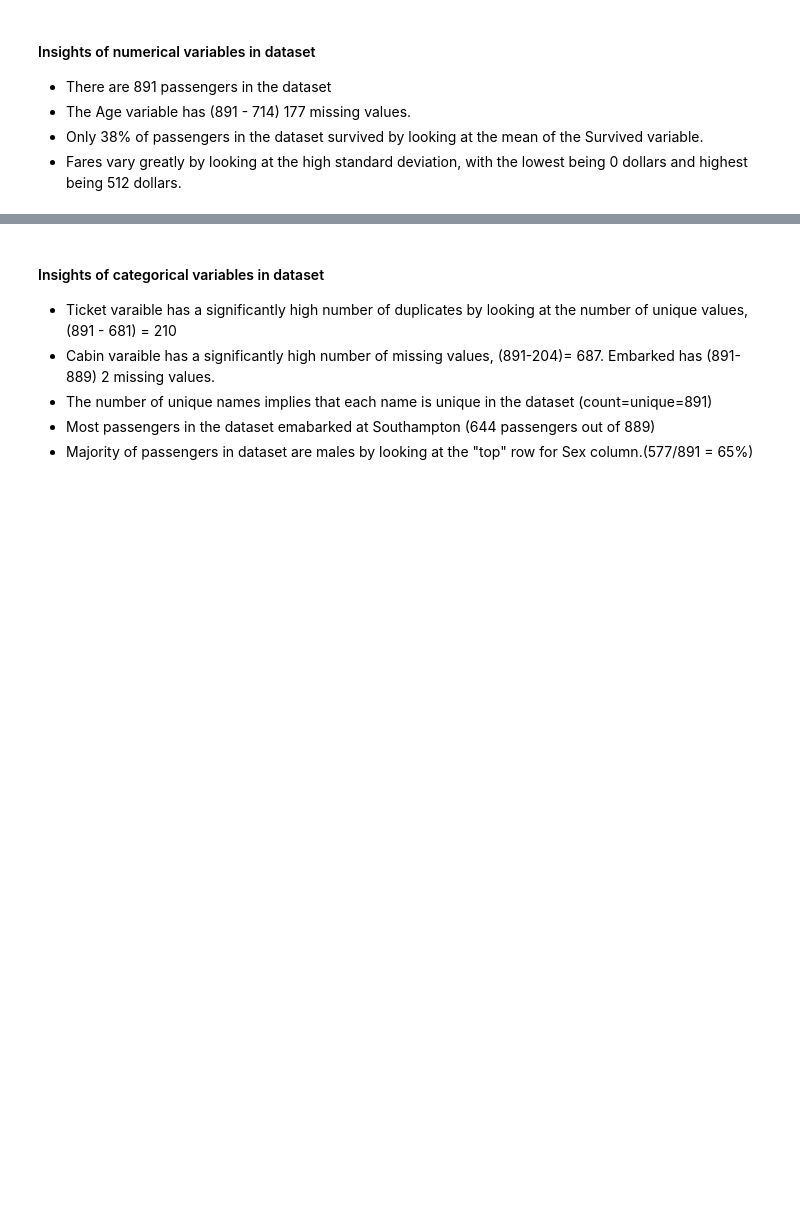
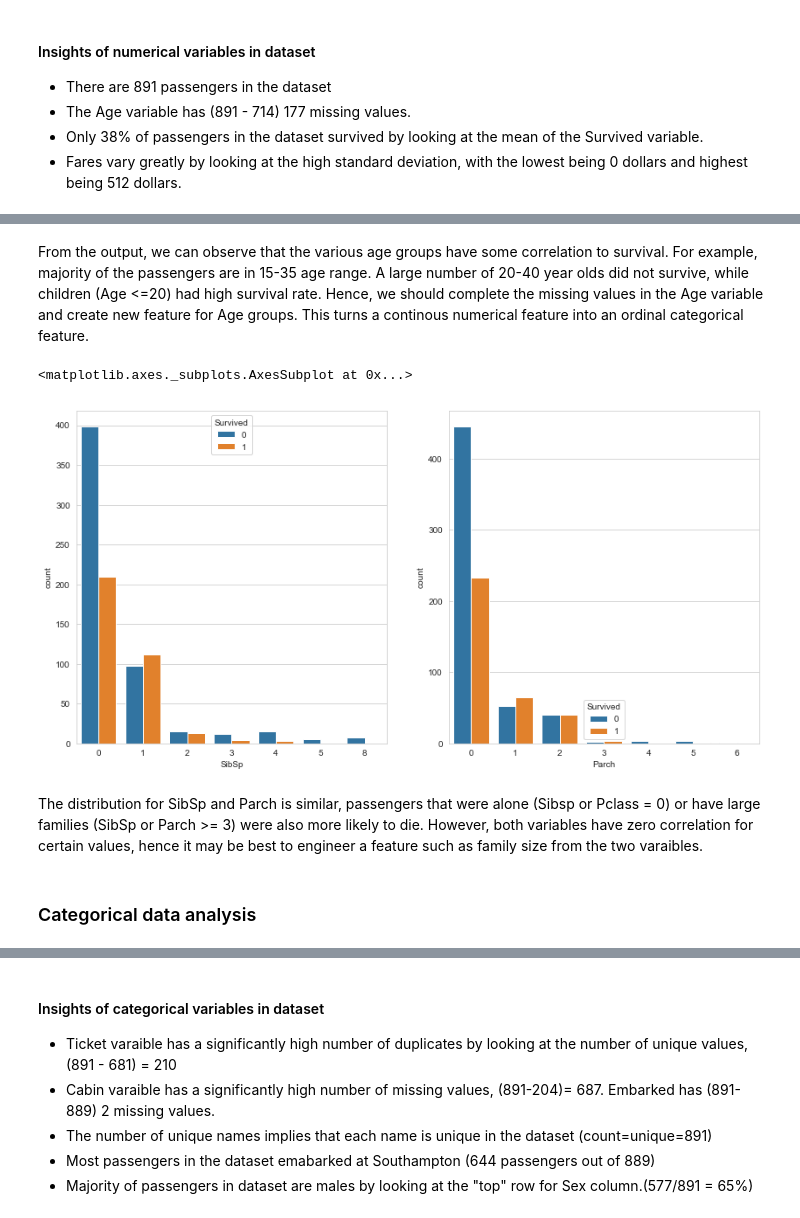
Before and after one commit to Javiery3889/kaggle-solutions, a Jupyter notebook: CA1_Titanic/CA1_Titanic.ipynb, the cells around one changed output, grey strips where cells are left out. Saved outputs shown, nothing was run; the diff lists cells and outputs as text; code cells hidden in the pictures; blank space fills up the shorter version.

Commit message:
Started on Feature Engineering

```diff
--- a/CA1_Titanic/CA1_Titanic.ipynb
+++ b/CA1_Titanic/CA1_Titanic.ipynb
@@ -111,3 +135,17 @@ train_dataset.describe()
+# %% [markdown]
+From the output, we can observe that the various age groups have some correlation to survival. For example, majority of the passengers are in 15-35 age range. A large number of 20-40 year olds did not survive, while children (Age <=20) had high survival rate. Hence, we should complete the missing values in the Age variable and create new feature for Age groups. This turns a continous numerical feature into an ordinal categorical feature.
+# %%
+# Examine the distribution of Sibsb and Parch against Survived variable
+f,ax = plt.subplots(1,2,figsize=(14,7))
+sns.countplot('SibSp',hue='Survived',data=train_dataset,ax=ax[0])
+sns.countplot('Parch',hue='Survived',data=train_dataset,ax=ax[1])
+# %% [output]
+<matplotlib.axes._subplots.AxesSubplot at 0x...>
+[figure, added]
+# %% [markdown]
+The distribution for SibSp and Parch is similar, passengers that were alone (Sibsp or Pclass = 0) or have large families (SibSp or Parch >= 3) were also more likely to die. However, both variables have zero correlation for certain values, hence it may be best to engineer a feature such as family size from the two varaibles.
+# %% [markdown]
+### Categorical data analysis
 # %%
 # include 'O' simply means only include object type variables in dataset
 train_dataset.describe(include=['O'])
```
Also changed, not shown: parts of 31 cells of this notebook.
